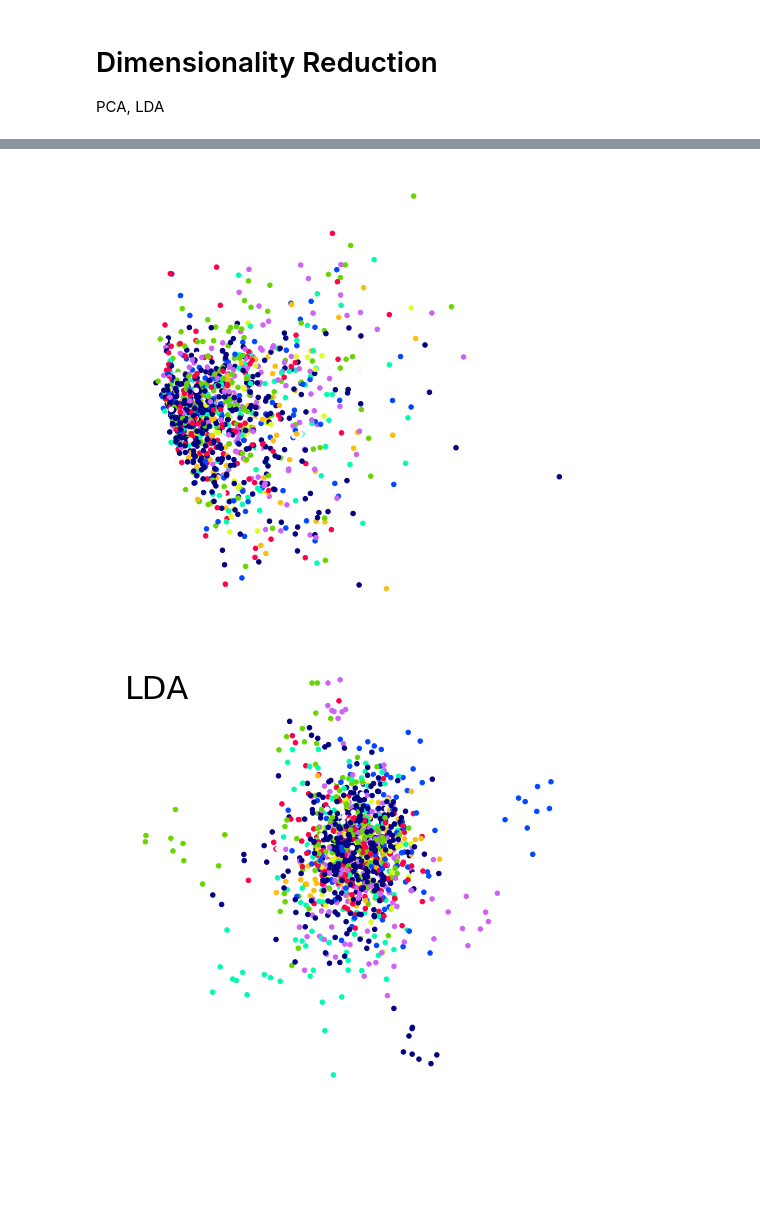
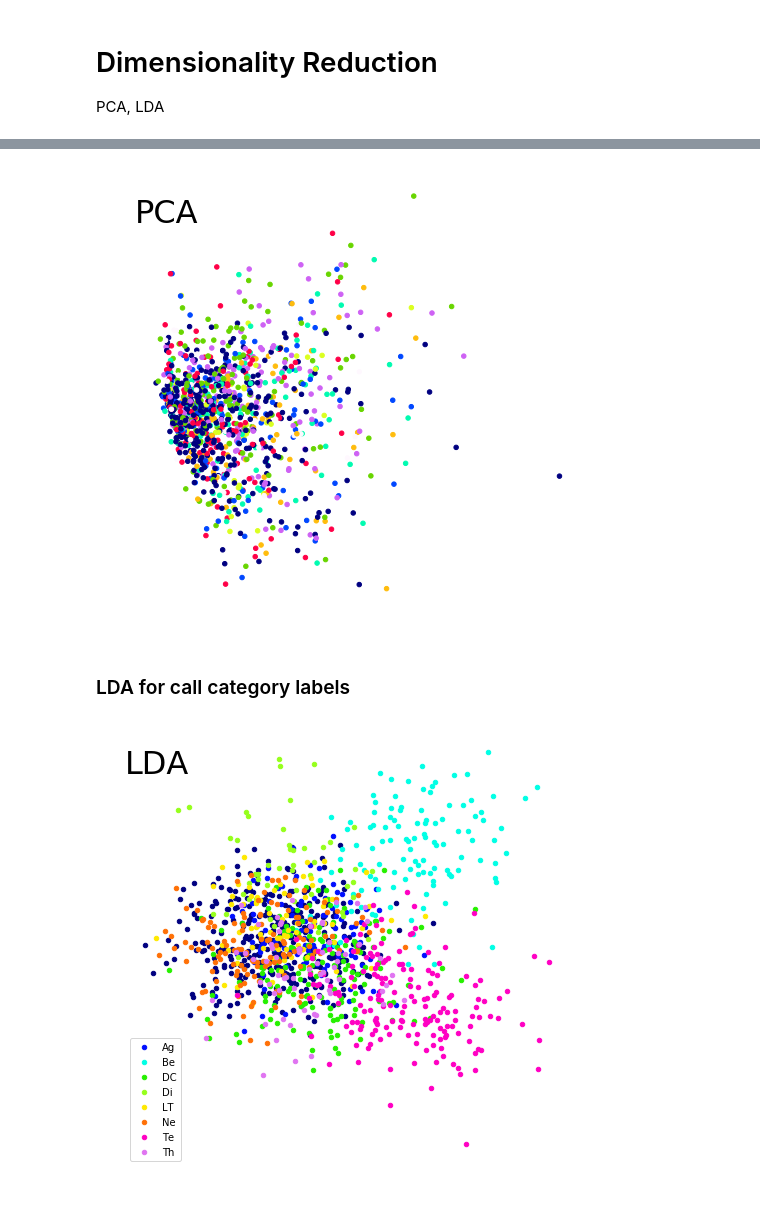
Before and after one commit to kevinyu/furry-guacamole, a Jupyter notebook: notebooks/Dimensionality Reduction.ipynb, the cells around one changed output, grey strips where cells are left out. Drawn from its saved outputs; the diff is of its cells as text; code cells hidden in the pictures; blank space fills up the shorter version.

```diff
--- a/notebooks/Dimensionality Reduction.ipynb
+++ b/notebooks/Dimensionality Reduction.ipynb
@@ -37,6 +42,7 @@ colors = [colors.searchsorted(x) for x in table["call_type"]]
 plt.figure(figsize=(8, 8))
 plt.scatter(result[:, 0], result[:, 1], c=colors, s=20, cmap="gist_ncar")
 plt.axis("off")
+plt.text(plt.xlim()[0], plt.ylim()[1] * 0.8, "PCA", fontsize=32)
 plt.show()
 # %% [output]
-[figure, old version]
+[figure, new version]
@@ -49,8 +49,30 @@ X_new = clf.fit_transform(table["psth"].tolist(), colors)
+# %% [markdown]
+### LDA for call category labels
+# %%
+stims = np.unique(table["stim"])
+call_types = np.unique(table["call_type"])
+# %%
+lda = LinearDiscriminantAnalysis(n_components=2)
+# %%
+X_lda = lda.fit_transform(
+    table["psth"].tolist(),
+    # each datapoint labeled by the index of the category
+    [call_types.searchsorted(x) for x in table["call_type"]])
 # %%
 plt.figure(figsize=(8, 8))
-plt.scatter(X_new[:, 0], X_new[:, 1], c=colors, s=20, cmap="gist_ncar")
+
+# To plot without a legend, can just do:
+# plt.scatter(X_lda[:, 0], X_lda[:, 1], c=colors, s=20, cmap="gist_ncar")
+
+for idx, call_type in enumerate(call_types):
+    selector = table["call_type"] == call_type if call_type else table["call_type"].isnull()
+    color = cm.gist_ncar(idx / float(len(call_types)))
+    plt.scatter(X_lda[selector][:, 0], X_lda[selector][:, 1], color=color,
+               s=20, cmap="gist_ncar", label=call_type)
+
 plt.axis("off")
 plt.text(plt.xlim()[0], plt.ylim()[1] * 0.8, "LDA", fontsize=32)
+plt.legend()
 plt.show()
 # %% [output]
-[figure, old version]
+[figure, new version]
```
Also changed, not shown: parts of 10 cells of this notebook.
